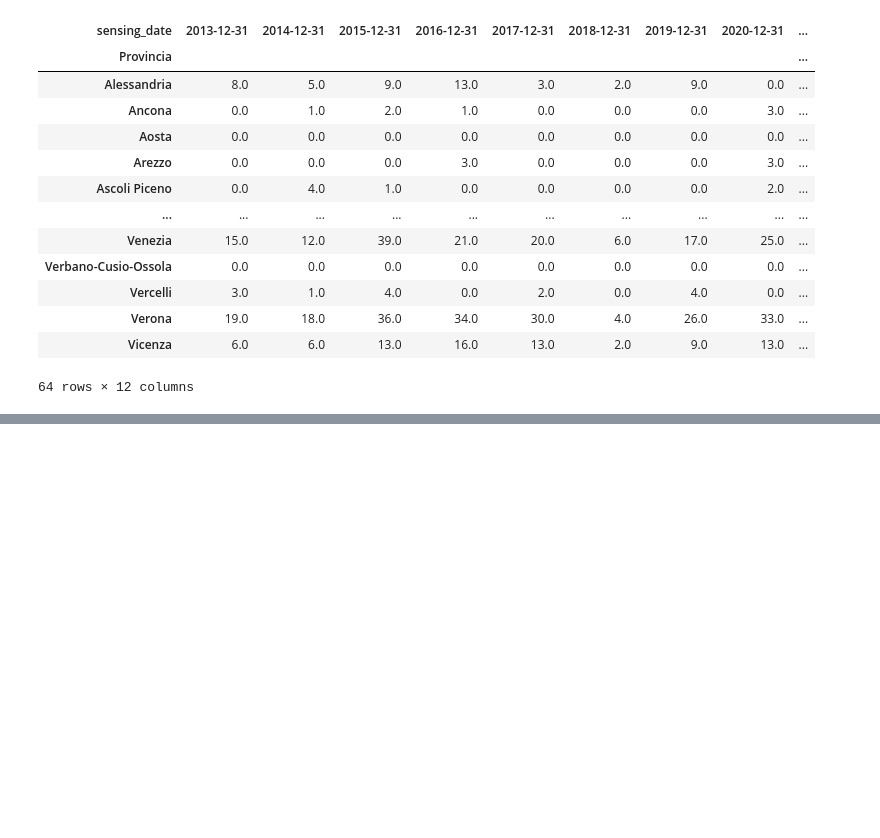
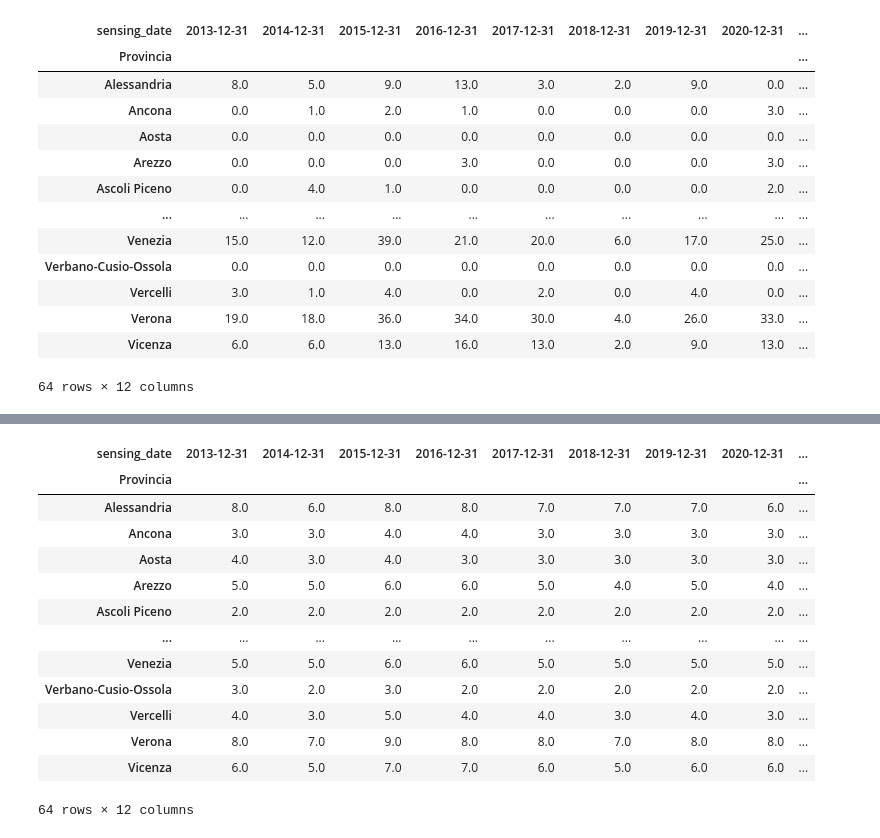
Before and after one commit to MaxDragonheart/PyGIS-Blog, a Jupyter notebook: notebooks/2024/05/01/inquinamento_nord_italia.ipynb, the cells around one changed output, grey strips where cells are left out. Cells and saved outputs as stored; diff of their text form; code cells hidden in the pictures; blank space fills up the shorter version.

```diff
--- a/notebooks/2024/05/01/inquinamento_nord_italia.ipynb
+++ b/notebooks/2024/05/01/inquinamento_nord_italia.ipynb
@@ -288,0 +319,7 @@ plt.show()
+# %%
+%%time
+pivot_yearly = yearly_mean_df.pivot_table(index='Provincia', columns='sensing_date', values='sum')
+pivot_yearly.fillna(0, inplace=True)
+
+pivot_yearly
+# %% [output]
@@ -288,0 +328,14 @@ plt.show()
+| sensing_date | 2013-12-31 | 2014-12-31 | 2015-12-31 | 2016-12-31 | 2017-12-31 | 2018-12-31 | 2019-12-31 | 2020-12-31 | ... |
+| Provincia |  |  |  |  |  |  |  |  | ... |
+| Alessandria | 8.0 | 6.0 | 8.0 | 8.0 | 7.0 | 7.0 | 7.0 | 6.0 | ... |
+| Ancona | 3.0 | 3.0 | 4.0 | 4.0 | 3.0 | 3.0 | 3.0 | 3.0 | ... |
+| Aosta | 4.0 | 3.0 | 4.0 | 3.0 | 3.0 | 3.0 | 3.0 | 3.0 | ... |
+| Arezzo | 5.0 | 5.0 | 6.0 | 6.0 | 5.0 | 4.0 | 5.0 | 4.0 | ... |
+| Ascoli Piceno | 2.0 | 2.0 | 2.0 | 2.0 | 2.0 | 2.0 | 2.0 | 2.0 | ... |
+| ... | ... | ... | ... | ... | ... | ... | ... | ... | ... |
+| Venezia | 5.0 | 5.0 | 6.0 | 6.0 | 5.0 | 5.0 | 5.0 | 5.0 | ... |
+| Verbano-Cusio-Ossola | 3.0 | 2.0 | 3.0 | 2.0 | 2.0 | 2.0 | 2.0 | 2.0 | ... |
+| Vercelli | 4.0 | 3.0 | 5.0 | 4.0 | 4.0 | 3.0 | 4.0 | 3.0 | ... |
+| Verona | 8.0 | 7.0 | 9.0 | 8.0 | 8.0 | 7.0 | 8.0 | 8.0 | ... |
+| Vicenza | 6.0 | 5.0 | 7.0 | 7.0 | 6.0 | 5.0 | 6.0 | 6.0 | ... |
+64 rows × 12 columns
```
Also changed, not shown: parts of 5 cells of this notebook.
